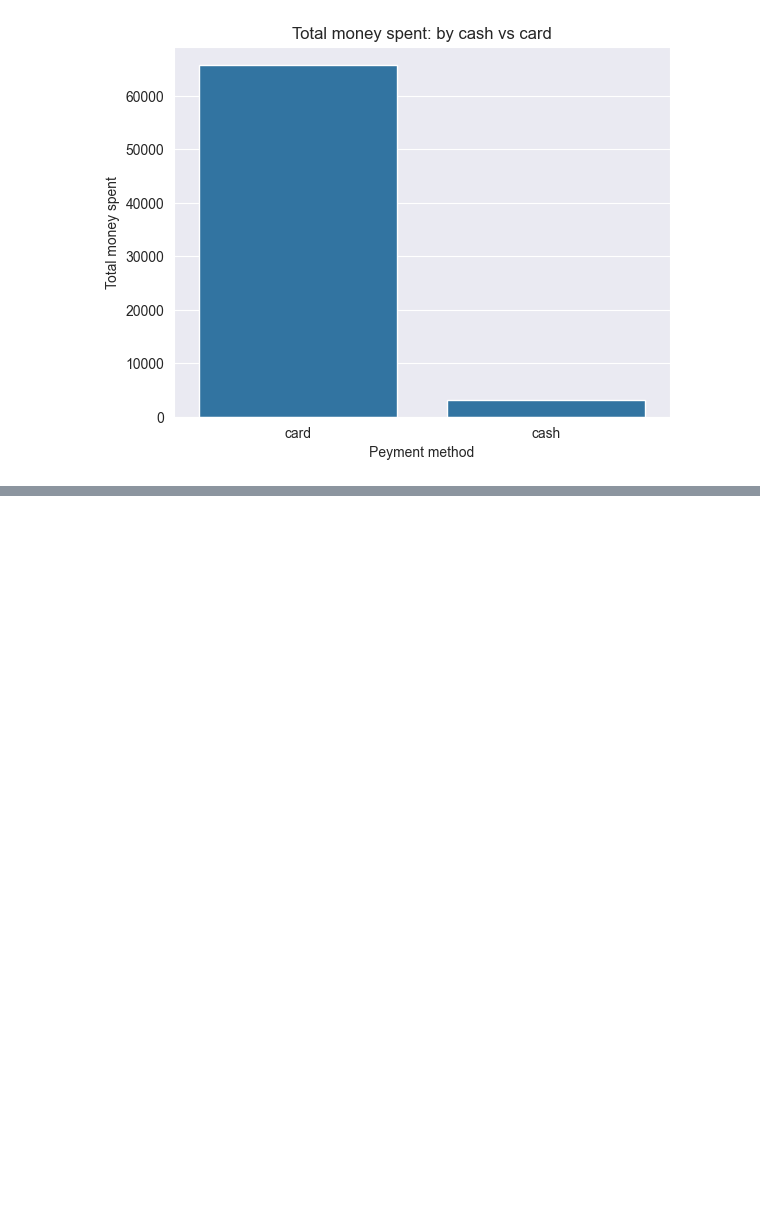
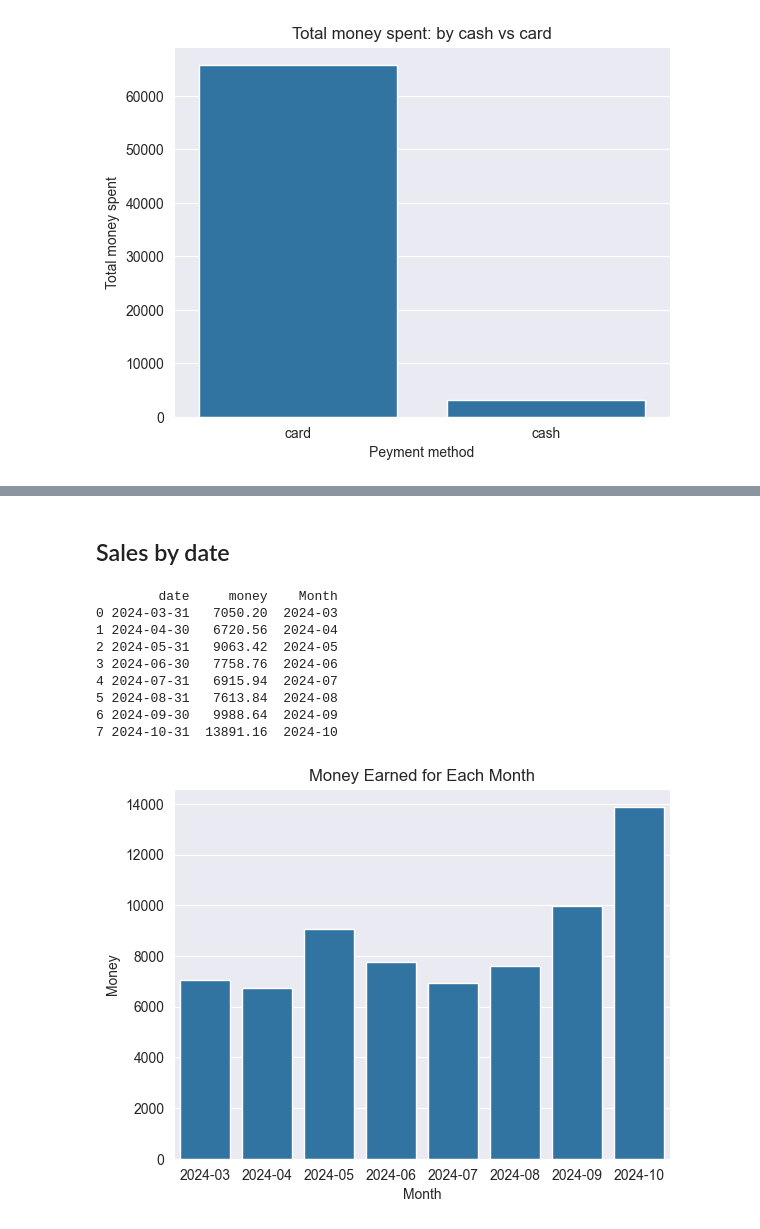
Before and after one commit to olga3553/Sales-analysis, a Jupyter notebook: Coffee_Sales/Coffee_Sales.ipynb, the cells around one changed output, grey strips where cells are left out. Cells and saved outputs as stored; diff of their text form; code cells hidden in the pictures; blank space fills up the shorter version.

```diff
--- a/Coffee_Sales/Coffee_Sales.ipynb
+++ b/Coffee_Sales/Coffee_Sales.ipynb
@@ -112,0 +127,25 @@ plt.show()
+# %% [markdown]
+## Sales by date
+# %%
+monthly_sales = df.resample('ME', on='date')['money'].sum().reset_index()
+
+monthly_sales['Month'] = monthly_sales['date'].dt.strftime('%Y-%m')
+
+print(monthly_sales)
+
+sns.barplot(data=monthly_sales, x='Month', y='money')
+plt.title('Money Earned for Each Month')
+plt.xlabel('Month')
+plt.ylabel('Money')
+plt.show()
+# %% [output]
+        date     money    Month
+0 2024-03-31   7050.20  2024-03
+1 2024-04-30   6720.56  2024-04
+2 2024-05-31   9063.42  2024-05
+3 2024-06-30   7758.76  2024-06
+4 2024-07-31   6915.94  2024-07
+5 2024-08-31   7613.84  2024-08
+6 2024-09-30   9988.64  2024-09
+7 2024-10-31  13891.16  2024-10
+[figure, added]
```
Also changed, not shown: parts of 9 cells of this notebook, 1 other file.
